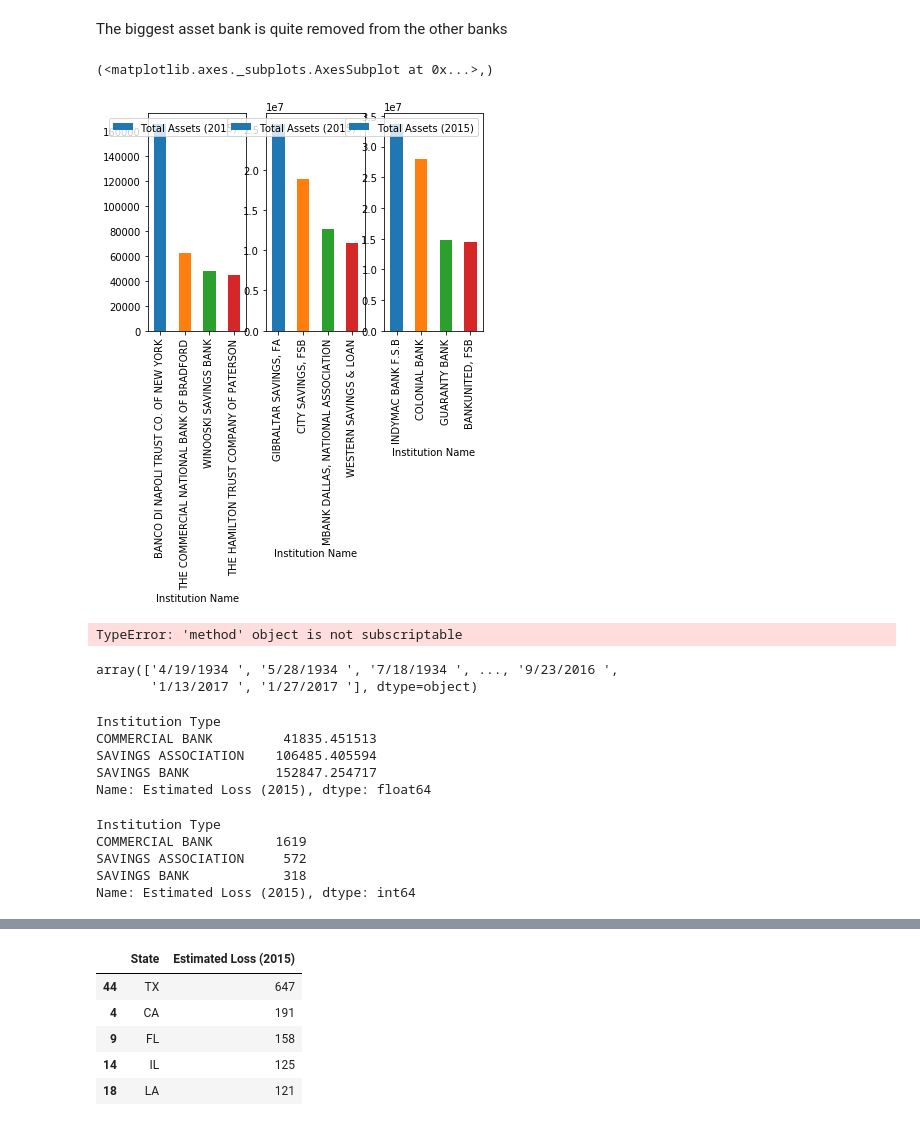
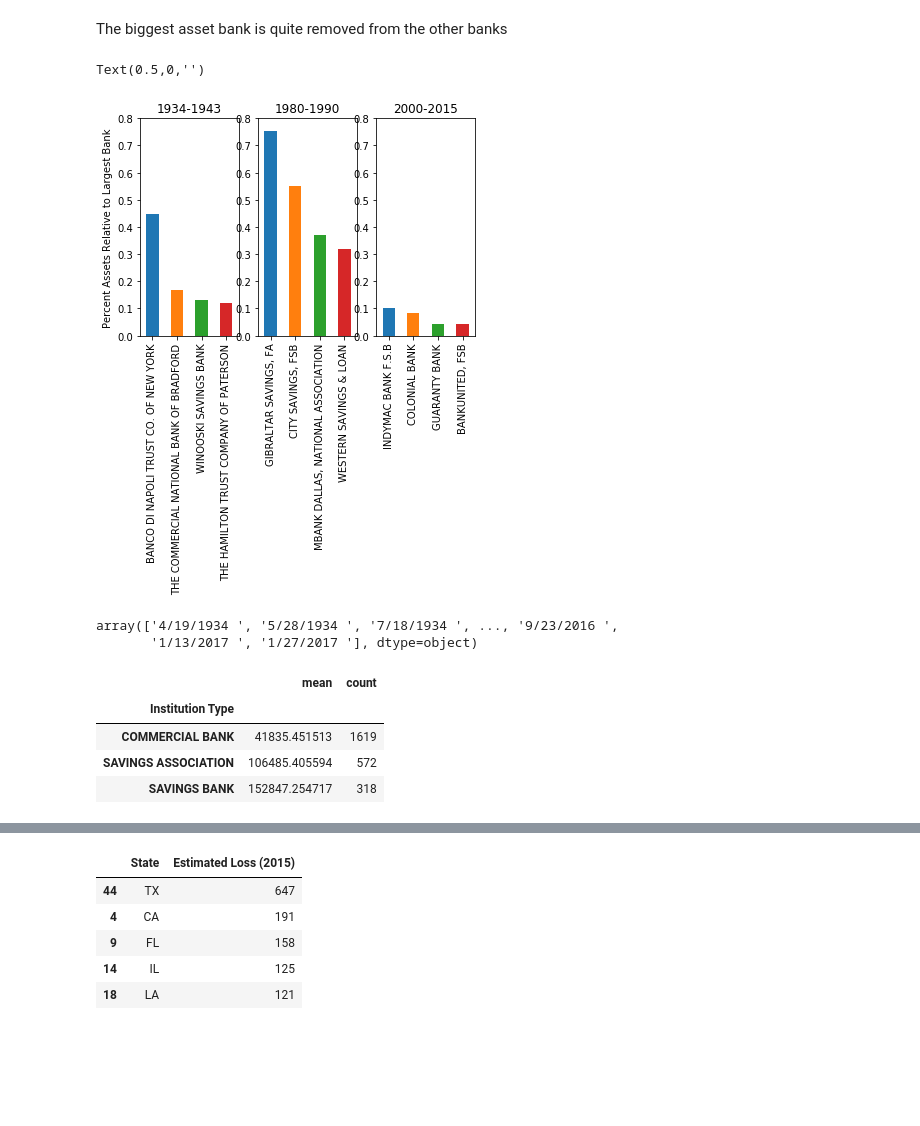
Before and after one commit to bar10009/Thinkful-Capstone-, a Jupyter notebook: Capstone Project 2018.ipynb, the cells around one changed output, grey strips where cells are left out. Drawn from its saved outputs; the diff is of its cells as text; code cells hidden in the pictures; blank space fills up the shorter version.

```diff
--- a/Capstone Project 2018.ipynb
+++ b/Capstone Project 2018.ipynb
@@ -264,37 +261,39 @@ The biggest asset bank is quite removed from the other banks
 # %%
 banks_inflation['Total Assets (2015)']=banks_inflation['Total Assets']*banks_inflation['inflation_multiplier']
 year_range_1 = range(1934, 1943)
 year_range_2 = range(1980, 1990)
 year_range_3 = range(2000, 2015)
-#banks_1 = banks_inflation[banks_inflation['Failure Year'].isin(year_range_1)].sort_values('Total Assets (2015)', ascending=False).head(0)
-banks_1 = banks_inflation[banks_inflation['Failure Year'].isin(year_range_1)].sort_values('Total Assets (2015)', ascending=False).iloc[1:5]
-#banks_2 = banks_inflation[banks_inflation['Failure Year'].isin(year_range_2)].sort_values('Total Assets (2015)', ascending=False).head(0)
-banks_2 = banks_inflation[banks_inflation['Failure Year'].isin(year_range_2)].sort_values('Total Assets (2015)', ascending=False).iloc[1:5]
-#banks_3 = banks_inflation[banks_inflation['Failure Year'].isin(year_range_3)].sort_values('Total Assets (2015)', ascending=False).head(0)
-banks_3 = banks_inflation[banks_inflation['Failure Year'].isin(year_range_3)].sort_values('Total Assets (2015)', ascending=False).iloc[1:5]
+banks_1 = banks_inflation[banks_inflation['Failure Year'].isin(year_range_1)].sort_values('Total Assets (2015)', ascending=False).head(5)
+#banks_1 = banks_inflation[banks_inflation['Failure Year'].isin(year_range_1)].sort_values('Total Assets (2015)', ascending=False).iloc[1:5]
+banks_1['total_assets_normalized']=banks_1['Total Assets (2015)']/banks_1['Total Assets (2015)'].iloc[0]
+banks_1 = banks_1.iloc[1:5]
+
+banks_2 = banks_inflation[banks_inflation['Failure Year'].isin(year_range_2)].sort_values('Total Assets (2015)', ascending=False).head(5)
+#banks_2 = banks_inflation[banks_inflation['Failure Year'].isin(year_range_2)].sort_values('Total Assets (2015)', ascending=False).iloc[1:5]
+banks_2['total_assets_normalized']=banks_2['Total Assets (2015)']/banks_2['Total Assets (2015)'].iloc[0]
+banks_2 = banks_2.iloc[1:5]
+
+
+banks_3 = banks_inflation[banks_inflation['Failure Year'].isin(year_range_3)].sort_values('Total Assets (2015)', ascending=False).head(5)
+#banks_3 = banks_inflation[banks_inflation['Failure Year'].isin(year_range_3)].sort_values('Total Assets (2015)', ascending=False).iloc[1:5]
+banks_3['total_assets_normalized']=banks_3['Total Assets (2015)']/banks_3['Total Assets (2015)'].iloc[0]
+banks_3 = banks_3.iloc[1:5]
 
 fig, axes = plt.subplots(nrows=1, ncols=3)
-banks_1.plot.bar(x='Institution Name', y='Total Assets (2015)', ax=axes[0]),
-banks_2.plot.bar(x='Institution Name', y='Total Assets (2015)', ax=axes[1]),
-banks_3.plot.bar(x='Institution Name', y='Total Assets (2015)', ax=axes[2]),
+banks_1.plot.bar(x='Institution Name', y='total_assets_normalized', ax=axes[0],legend=False, ylim=(0,.8),title='1934-1943')
+
+banks_2.plot.bar(x='Institution Name', y='total_assets_normalized', ax=axes[1],legend=False, ylim=(0,.8),title='1980-1990')
+
+
+banks_3.plot.bar(x='Institution Name', y='total_assets_normalized', ax=axes[2],legend=False, ylim=(0,.8),title='2000-2015')
+
+axes[0].set_xlabel("")
+axes[0].set_ylabel("Percent Assets Relative to Largest Bank")
+axes[1].set_xlabel("")
+axes[2].set_xlabel("")
 # %% [output]
-(<matplotlib.axes._subplots.AxesSubplot at 0x...>,)
+Text(0.5,0,'')
-[figure, old version]
+[figure, new version]
-# %%
-banks_inflation['Total Assets (2015)']=banks_inflation['Total Assets']*banks_inflation['inflation_multiplier']
-year_range_1 = range(1934, 1943)
-year_range_2 = range(1980, 1990)
-year_range_3 = range(2000, 2015)
-#banks_1 = banks_inflation[banks_inflation['Failure Year'].isin(year_range_1)].sort_values('Total Assets (2015)', ascending=False).head(0)
-banks_1 = banks_inflation[banks_inflation['Failure Year'].isin(year_range_1)].sort_values('Total Assets (2015)', ascending=False).iloc[1:5]
-#banks_2 = banks_inflation[banks_inflation['Failure Year'].isin(year_range_2)].sort_values('Total Assets (2015)', ascending=False).head(0)
-banks_2 = banks_inflation[banks_inflation['Failure Year'].isin(year_range_2)].sort_values('Total Assets (2015)', ascending=False).iloc[1:5]
-#banks_3 = banks_inflation[banks_inflation['Failure Year'].isin(year_range_3)].sort_values('Total Assets (2015)', ascending=False).head(0)
-banks_3 = banks_inflation[banks_inflation['Failure Year'].isin(year_range_3)].sort_values('Total Assets (2015)', ascending=False).iloc[1:5]
-
-Total = banks_1.groupby['Institution Name'].sum()
-# %% [output]
-TypeError: 'method' object is not subscriptable
 # %%
 # I have not idea why we're doing this...
 banks['Failure Date'].unique()
@@ -302,18 +301,10 @@ banks['Failure Date'].unique()
 array(['4/19/1934 ', '5/28/1934 ', '7/18/1934 ', ..., '9/23/2016 ',
        '1/13/2017 ', '1/27/2017 '], dtype=object)
 # %%
-banks.groupby(['Institution Type'])['Estimated Loss (2015)'].agg('mean')
+banks.groupby(['Institution Type'])['Estimated Loss (2015)'].agg(['mean','count'])
 # %% [output]
-Institution Type
-COMMERCIAL BANK         41835.451513
-SAVINGS ASSOCIATION    106485.405594
-SAVINGS BANK           152847.254717
-Name: Estimated Loss (2015), dtype: float64
+|  | mean | count |
+| Institution Type |  |  |
+| COMMERCIAL BANK | 41835.451513 | 1619 |
+| SAVINGS ASSOCIATION | 106485.405594 | 572 |
+| SAVINGS BANK | 152847.254717 | 318 |
-# %%
-banks.groupby(['Institution Type'])['Estimated Loss (2015)'].agg('count')
-# %% [output]
-Institution Type
-COMMERCIAL BANK        1619
-SAVINGS ASSOCIATION     572
-SAVINGS BANK            318
-Name: Estimated Loss (2015), dtype: int64
```
Also changed, not shown: parts of 13 cells of this notebook.
